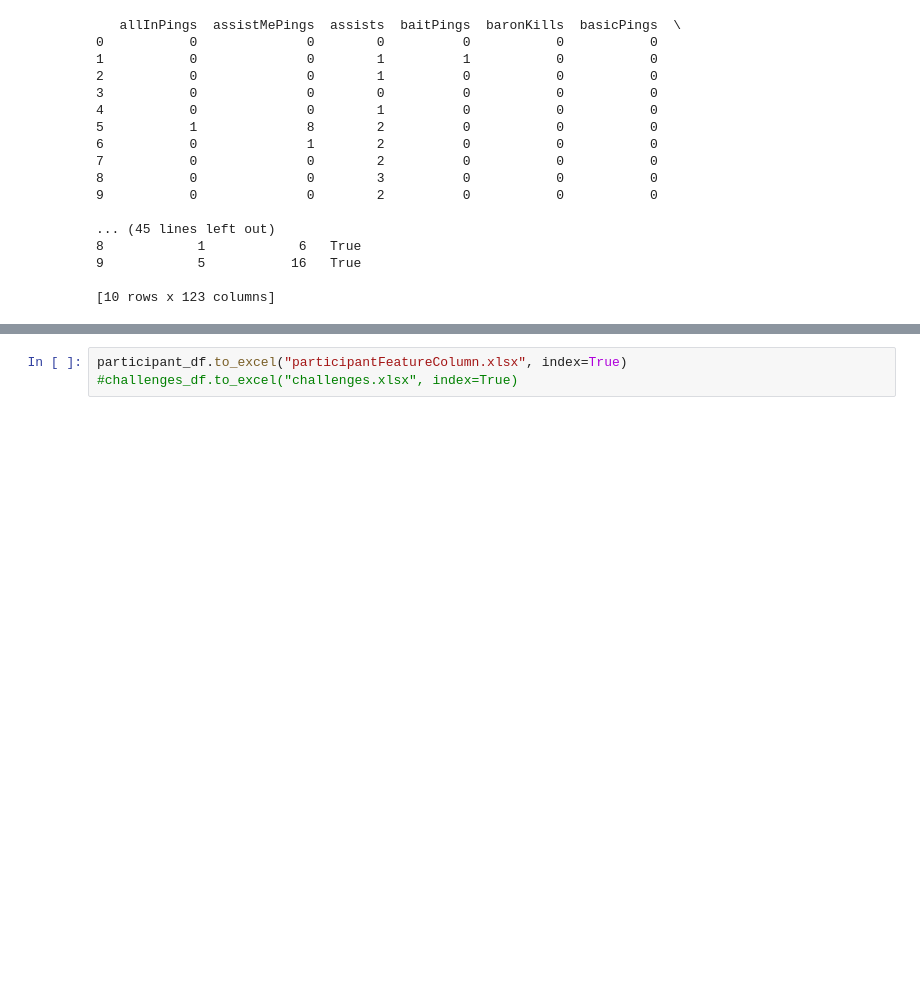
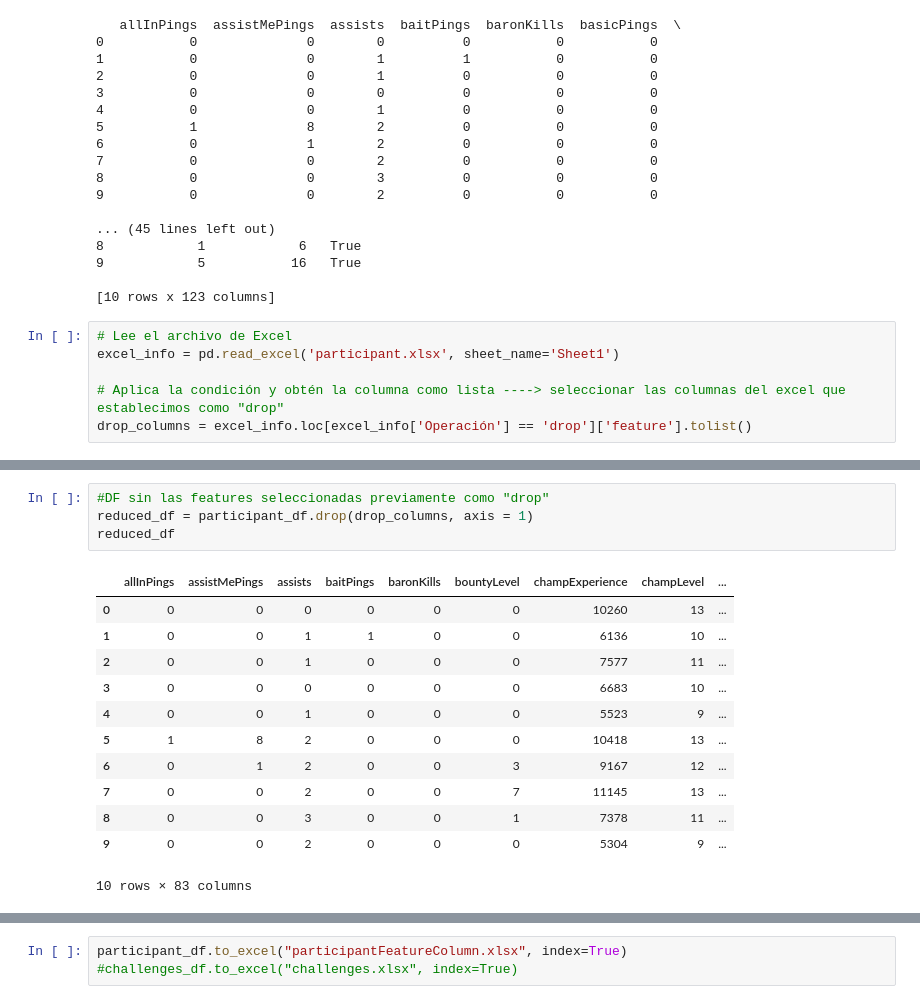
Before and after one commit to nicolas-muzzio/Spirit_of_the_LoL, a Jupyter notebook: Preprocessing.ipynb, the cells around one changed output, grey strips where cells are left out. Saved outputs shown, nothing was run; the diff lists cells and outputs as text; blank space fills up the shorter version.

Commit message:
Eliminadas las columnas identificadas como drop

```diff
--- a/Preprocessing.ipynb
+++ b/Preprocessing.ipynb
@@ -128,3 +128,9 @@ print(participant_df)
 9            5           16   True
 
 [10 rows x 123 columns]
+# %%
+# Lee el archivo de Excel
+excel_info = pd.read_excel('participant.xlsx', sheet_name='Sheet1')
+
+# Aplica la condición y obtén la columna como lista ----> seleccionar las columnas del excel que establecimos como "drop"
+drop_columns = excel_info.loc[excel_info['Operación'] == 'drop']['feature'].tolist()
@@ -131 +157,18 @@ print(participant_df)
+# %%
+#DF sin las features seleccionadas previamente como "drop"
+reduced_df = participant_df.drop(drop_columns, axis = 1)
+reduced_df
+# %% [output]
+|  | allInPings | assistMePings | assists | baitPings | baronKills | bountyLevel | champExperience | champLevel | ... |
+| 0 | 0 | 0 | 0 | 0 | 0 | 0 | 10260 | 13 | ... |
+| 1 | 0 | 0 | 1 | 1 | 0 | 0 | 6136 | 10 | ... |
+| 2 | 0 | 0 | 1 | 0 | 0 | 0 | 7577 | 11 | ... |
+| 3 | 0 | 0 | 0 | 0 | 0 | 0 | 6683 | 10 | ... |
+| 4 | 0 | 0 | 1 | 0 | 0 | 0 | 5523 | 9 | ... |
+| 5 | 1 | 8 | 2 | 0 | 0 | 0 | 10418 | 13 | ... |
+| 6 | 0 | 1 | 2 | 0 | 0 | 3 | 9167 | 12 | ... |
+| 7 | 0 | 0 | 2 | 0 | 0 | 7 | 11145 | 13 | ... |
+| 8 | 0 | 0 | 3 | 0 | 0 | 1 | 7378 | 11 | ... |
+| 9 | 0 | 0 | 2 | 0 | 0 | 0 | 5304 | 9 | ... |
+10 rows × 83 columns
 # %%
```
Also changed, not shown: parts of 2 cells of this notebook.
